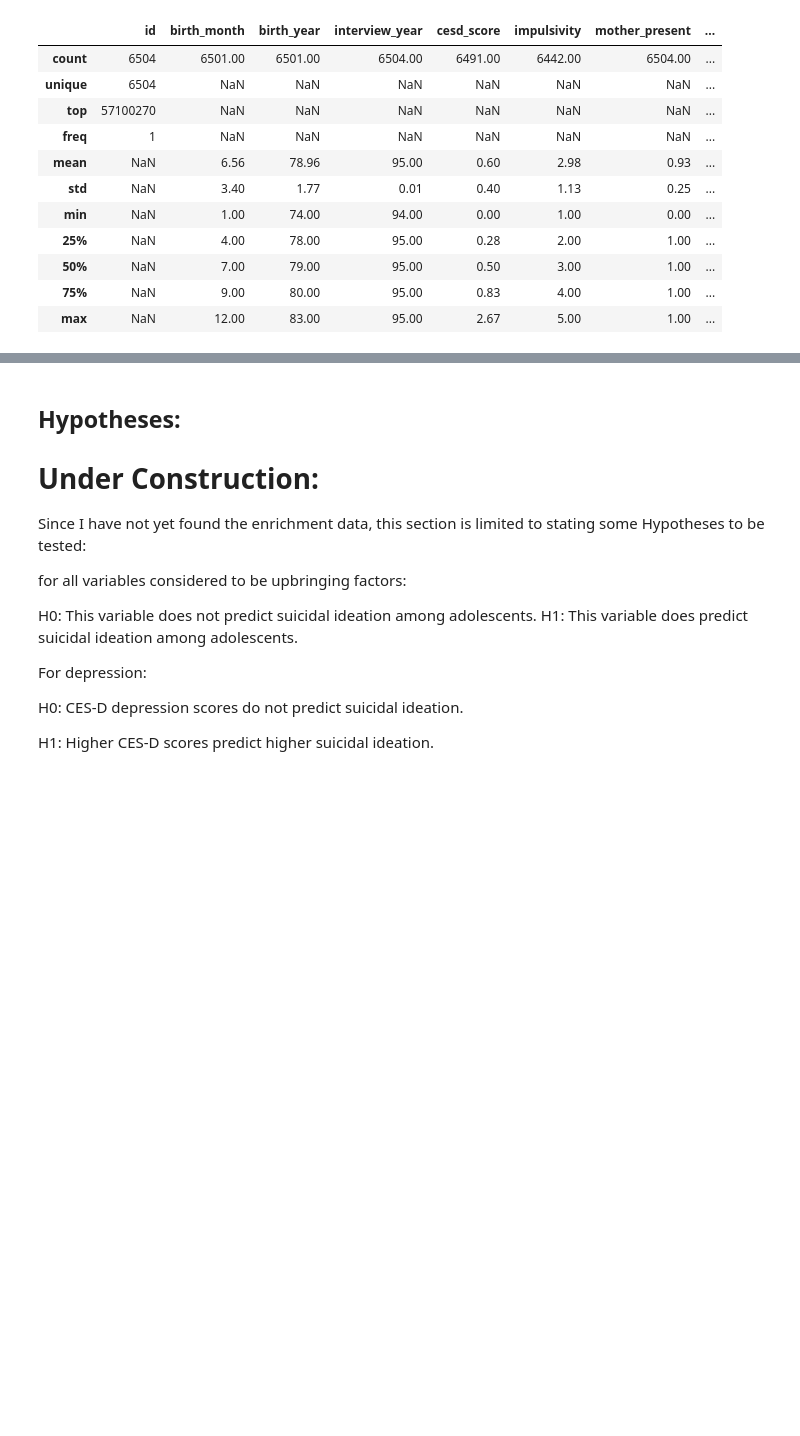
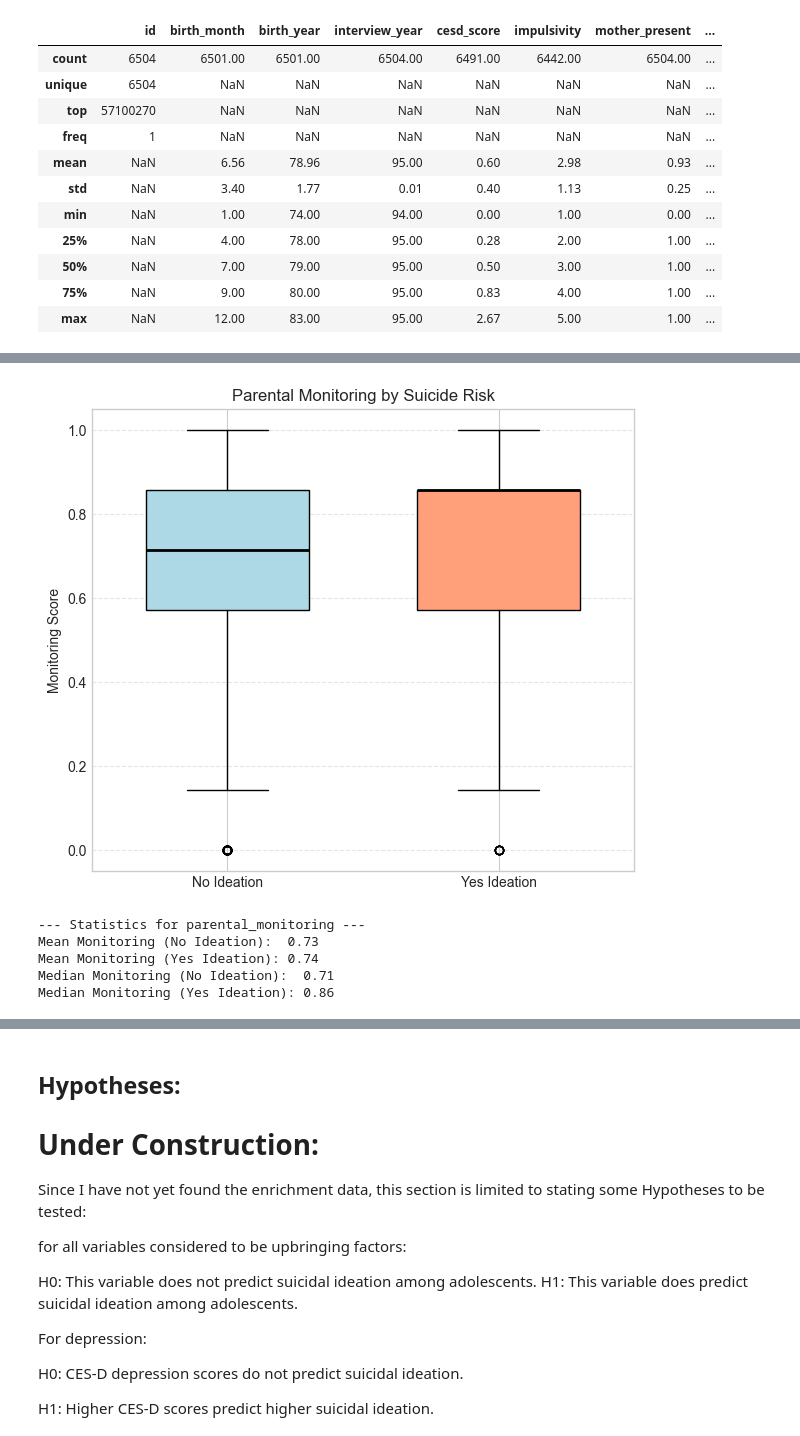
Before and after one commit to usef1ens/Suicide-Prediction, a Jupyter notebook: DataAnalysis.ipynb, the cells around one changed output, grey strips where cells are left out. Cells and saved outputs as stored; diff of their text form; code cells hidden in the pictures; blank space fills up the shorter version.

```diff
--- a/DataAnalysis.ipynb
+++ b/DataAnalysis.ipynb
@@ -717,0 +691,38 @@ plt.show()
+# %%
+# 1. Prepare Data
+col = 'parental_monitoring'
+data_no = eda_df[eda_df['suicidal_ideation'] == 0][col].dropna()
+data_yes = eda_df[eda_df['suicidal_ideation'] == 1][col].dropna()
+
+# 2. Plot
+plt.figure(figsize=(7, 6))
+
+# distinct changes:
+# added 'medianprops' to force the line to be Black and Thicker (linewidth=2)
+bplot = plt.boxplot([data_no, data_yes], tick_labels=['No Ideation', 'Yes Ideation'],
+                    patch_artist=True, widths=0.6,
+                    medianprops=dict(color="black", linewidth=2))
+
+# Color styling (Light Blue vs Salmon)
+colors = ['lightblue', 'lightsalmon']
+for patch, color in zip(bplot['boxes'], colors):
+    patch.set_facecolor(color)
+
+plt.title('Parental Monitoring by Suicide Risk')
+plt.ylabel('Monitoring Score')
+plt.grid(axis='y', linestyle='--', alpha=0.5)
+plt.show()
+
+# 3. Print Statistics
+print(f"--- Statistics for {col} ---")
+print(f"Mean Monitoring (No Ideation):  {data_no.mean():.2f}")
+print(f"Mean Monitoring (Yes Ideation): {data_yes.mean():.2f}")
+print(f"Median Monitoring (No Ideation):  {data_no.median():.2f}")
+print(f"Median Monitoring (Yes Ideation): {data_yes.median():.2f}")
+# %% [output]
+[figure, added]
+--- Statistics for parental_monitoring ---
+Mean Monitoring (No Ideation):  0.73
+Mean Monitoring (Yes Ideation): 0.74
+Median Monitoring (No Ideation):  0.71
+Median Monitoring (Yes Ideation): 0.86
```
Also changed, not shown: parts of 53 cells of this notebook.
